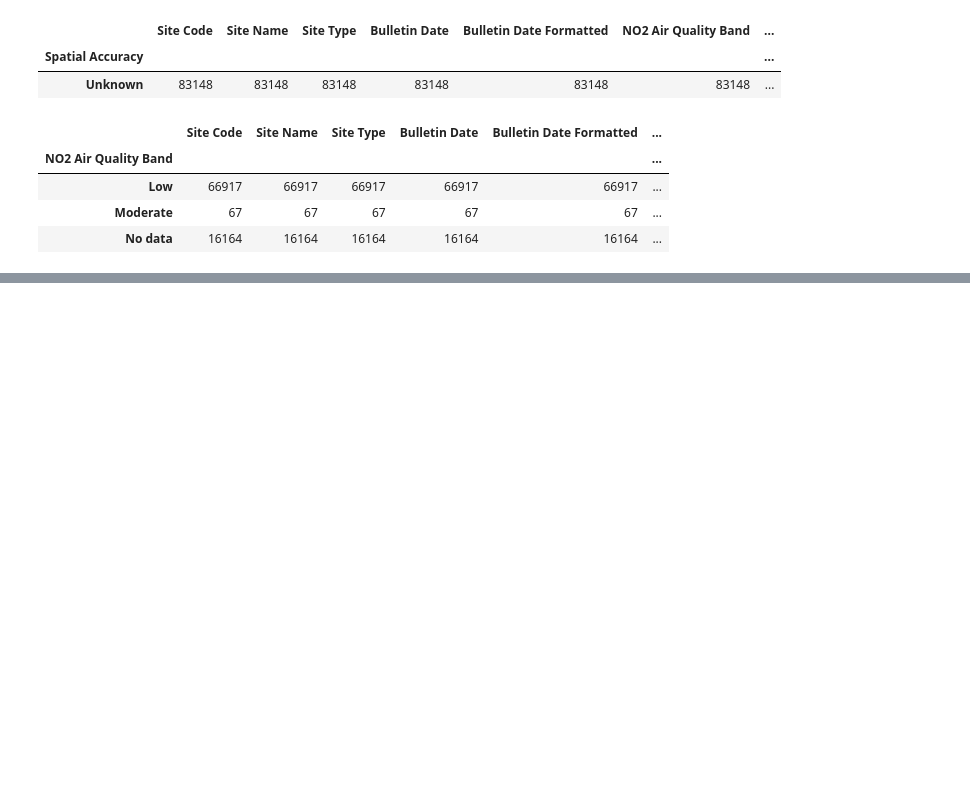
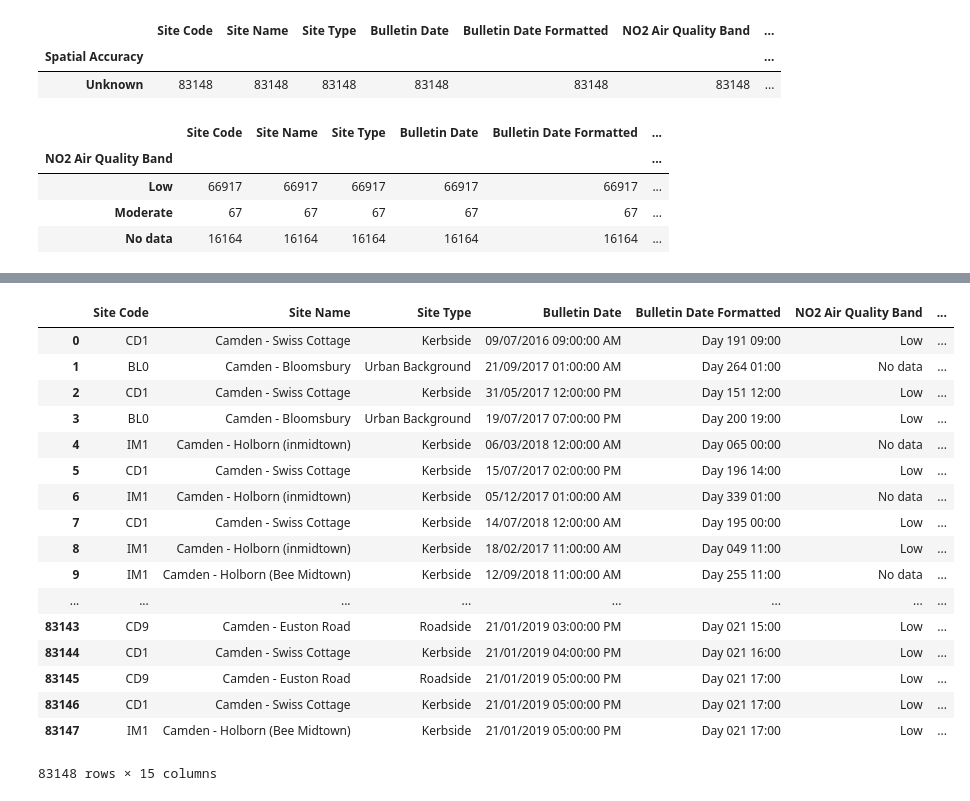
Before and after one commit to JustaGD/Udata, a Jupyter notebook: ml_homework.ipynb, the cells around one changed output, grey strips where cells are left out. Drawn from its saved outputs; the diff is of its cells as text; code cells hidden in the pictures; blank space fills up the shorter version.

```diff
--- a/ml_homework.ipynb
+++ b/ml_homework.ipynb
@@ -107,0 +108,21 @@ RangeIndex(start=0, stop=83148, step=1)
+# %%
+drop_na(mydata,0)
+# %% [output]
+|  | Site Code | Site Name | Site Type | Bulletin Date | Bulletin Date Formatted | NO2 Air Quality Band | ... |
+| 0 | CD1 | Camden - Swiss Cottage | Kerbside | 09/07/2016 09:00:00 AM | Day 191 09:00 | Low | ... |
+| 1 | BL0 | Camden - Bloomsbury | Urban Background | 21/09/2017 01:00:00 AM | Day 264 01:00 | No data | ... |
+| 2 | CD1 | Camden - Swiss Cottage | Kerbside | 31/05/2017 12:00:00 PM | Day 151 12:00 | Low | ... |
+| 3 | BL0 | Camden - Bloomsbury | Urban Background | 19/07/2017 07:00:00 PM | Day 200 19:00 | Low | ... |
+| 4 | IM1 | Camden - Holborn (inmidtown) | Kerbside | 06/03/2018 12:00:00 AM | Day 065 00:00 | No data | ... |
+| 5 | CD1 | Camden - Swiss Cottage | Kerbside | 15/07/2017 02:00:00 PM | Day 196 14:00 | Low | ... |
+| 6 | IM1 | Camden - Holborn (inmidtown) | Kerbside | 05/12/2017 01:00:00 AM | Day 339 01:00 | No data | ... |
+| 7 | CD1 | Camden - Swiss Cottage | Kerbside | 14/07/2018 12:00:00 AM | Day 195 00:00 | Low | ... |
+| 8 | IM1 | Camden - Holborn (inmidtown) | Kerbside | 18/02/2017 11:00:00 AM | Day 049 11:00 | Low | ... |
+| 9 | IM1 | Camden - Holborn (Bee Midtown) | Kerbside | 12/09/2018 11:00:00 AM | Day 255 11:00 | No data | ... |
+| ... | ... | ... | ... | ... | ... | ... | ... |
+| 83143 | CD9 | Camden - Euston Road | Roadside | 21/01/2019 03:00:00 PM | Day 021 15:00 | Low | ... |
+| 83144 | CD1 | Camden - Swiss Cottage | Kerbside | 21/01/2019 04:00:00 PM | Day 021 16:00 | Low | ... |
+| 83145 | CD9 | Camden - Euston Road | Roadside | 21/01/2019 05:00:00 PM | Day 021 17:00 | Low | ... |
+| 83146 | CD1 | Camden - Swiss Cottage | Kerbside | 21/01/2019 05:00:00 PM | Day 021 17:00 | Low | ... |
+| 83147 | IM1 | Camden - Holborn (Bee Midtown) | Kerbside | 21/01/2019 05:00:00 PM | Day 021 17:00 | Low | ... |
+83148 rows × 15 columns
```
Also changed, not shown: parts of 5 cells of this notebook, 1 other file.
